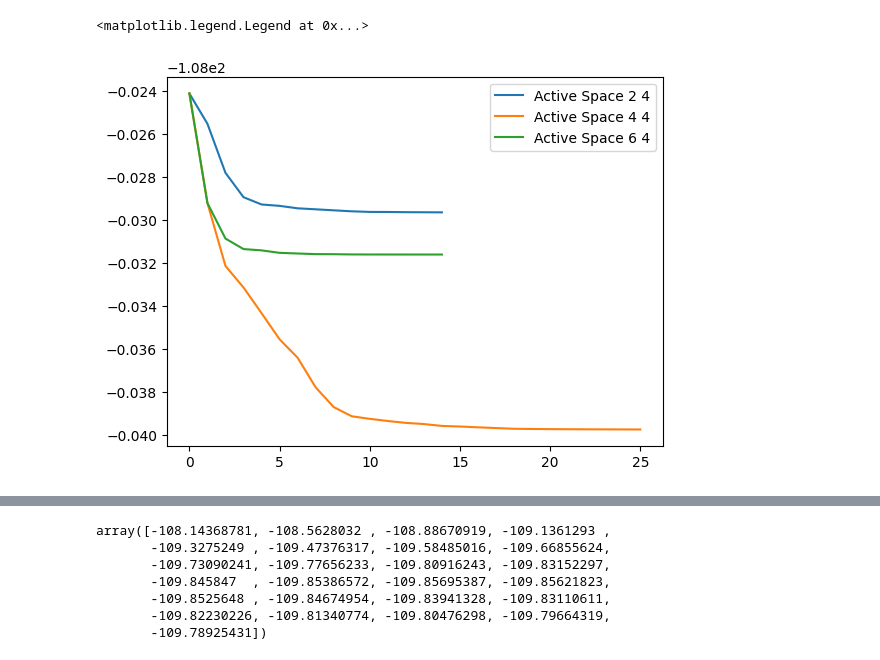
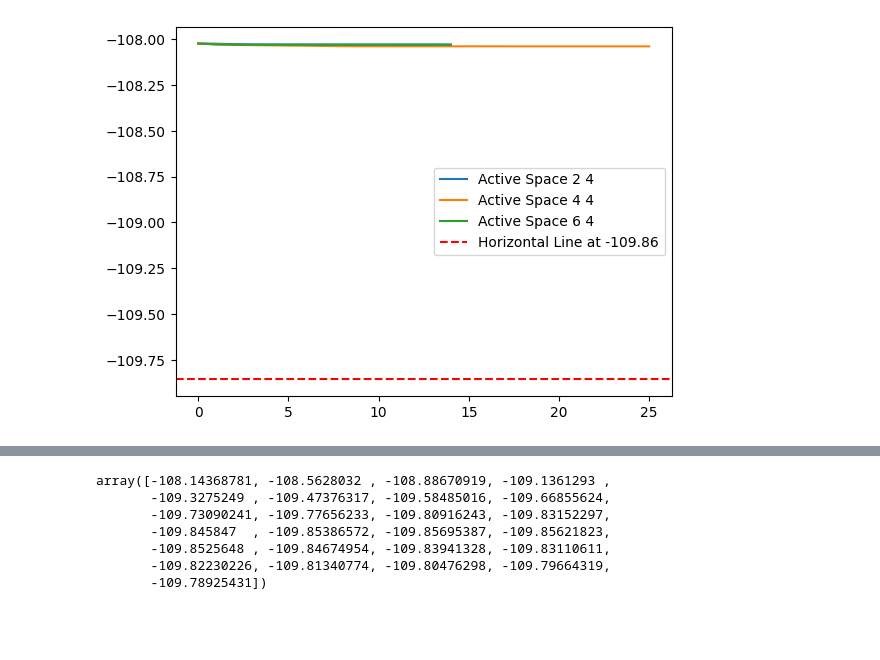
Before and after one commit to azhar-ikhtiarudin/variational-quantum-eigensolver, a Jupyter notebook: N2H4/active_space/data/visualizer.ipynb, the cells around one changed output, grey strips where cells are left out. Cells and saved outputs as stored; diff of their text form; code cells hidden in the pictures; blank space fills up the shorter version.

```diff
--- a/N2H4/active_space/data/visualizer.ipynb
+++ b/N2H4/active_space/data/visualizer.ipynb
@@ -10,10 +10,14 @@ data_3_6_4 = np.loadtxt('N2H4_3_6_4.txt', delimiter=',')
 # standard_vqe_data = np.loadtxt('vqe_data_N2H4.txt', delimiter=',', skiprows=1)
 # adapt_vqe_data = np.loadtxt('adapt_vqe_data_N2H4.txt', delimiter=',', skiprows=1)
 # %%
+import matplotlib.pyplot as plt
+
 plt.plot(data_3_2_4, label="Active Space 2 4")
 plt.plot(data_3_4_4, label="Active Space 4 4")
 plt.plot(data_3_6_4, label="Active Space 6 4")
+plt.axhline(y=-109.85695386832232, color='r', linestyle='--', label='Horizontal Line at -109.86')
 plt.legend()
+
+plt.show()
 # %% [output]
-<matplotlib.legend.Legend at 0x...>
-[figure, old version]
+[figure, new version]
```
Also changed, not shown: parts of 1 cell of this notebook, 6 other files.
